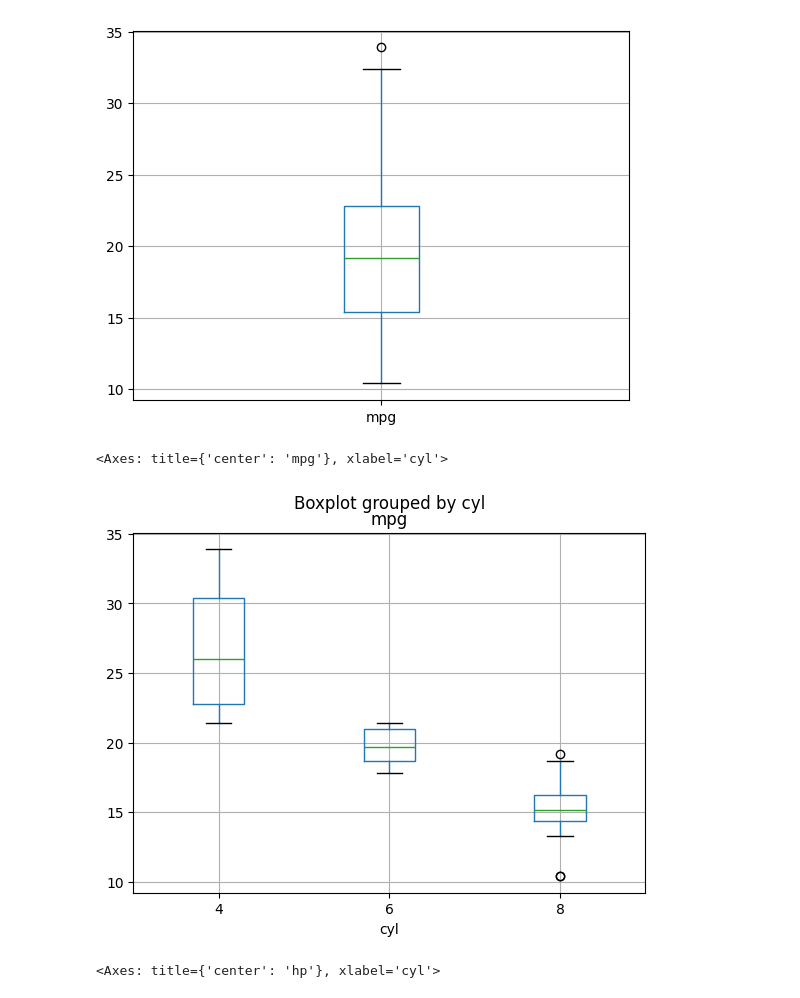
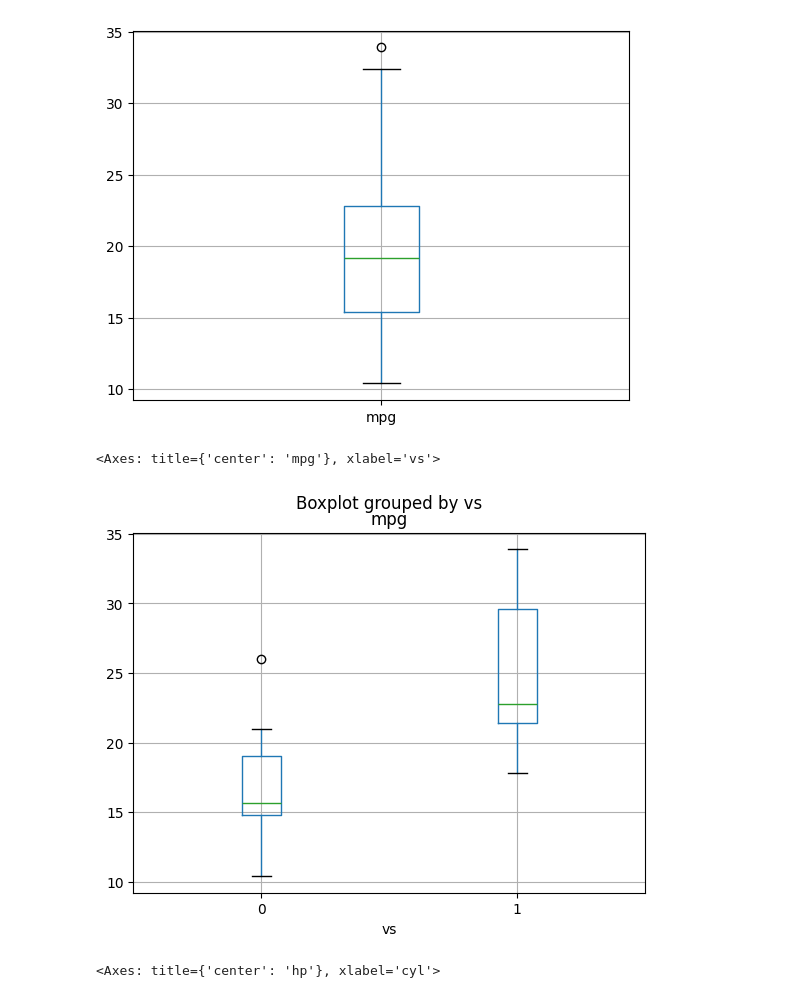
Before and after one commit to Javacream/org.javacream.training.python, a Jupyter notebook: analysis/motorcars/motorcars.ipynb, the cells around one changed output. Saved outputs shown, nothing was run; the diff lists cells and outputs as text; code cells hidden in the pictures.

```diff
--- a/analysis/motorcars/motorcars.ipynb
+++ b/analysis/motorcars/motorcars.ipynb
@@ -133,10 +133,10 @@ df.boxplot('mpg')
 <Axes: >
 [figure]
 # %%
-df.boxplot('mpg', by='cyl')
+df.boxplot('mpg', by='vs')
 # %% [output]
-<Axes: title={'center': 'mpg'}, xlabel='cyl'>
+<Axes: title={'center': 'mpg'}, xlabel='vs'>
-[figure, old version]
+[figure, new version]
 # %%
 df.boxplot('hp', by='cyl')
 # %% [output]
```
Also changed, not shown: parts of 2 cells of this notebook.
